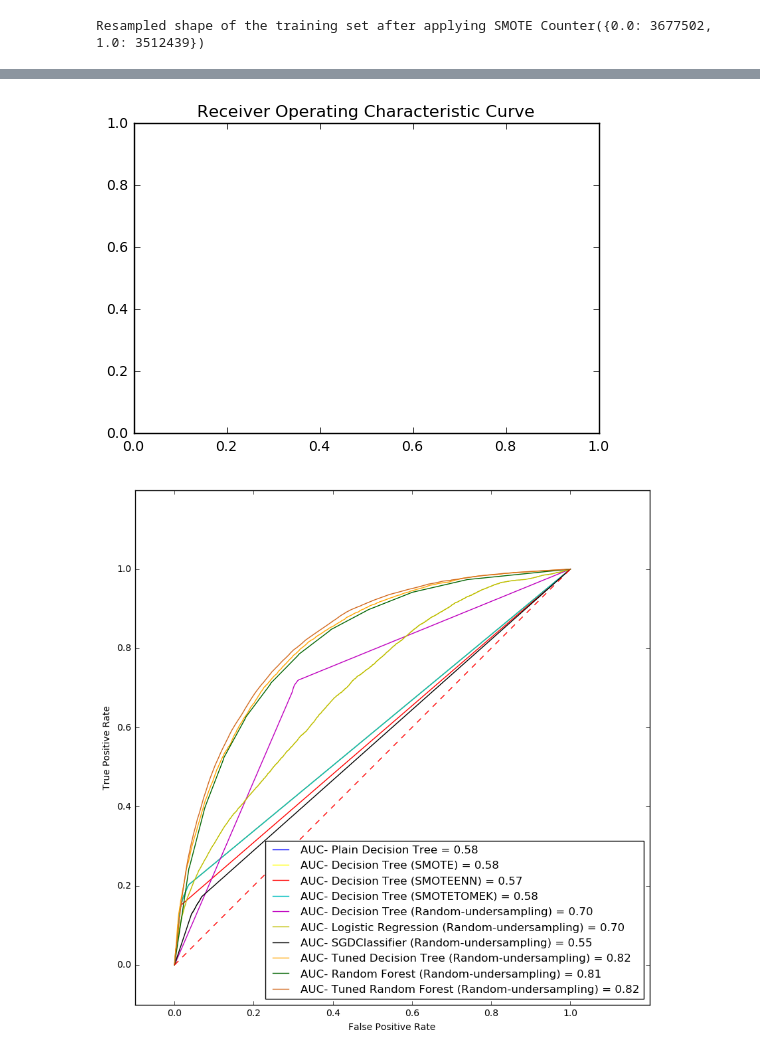
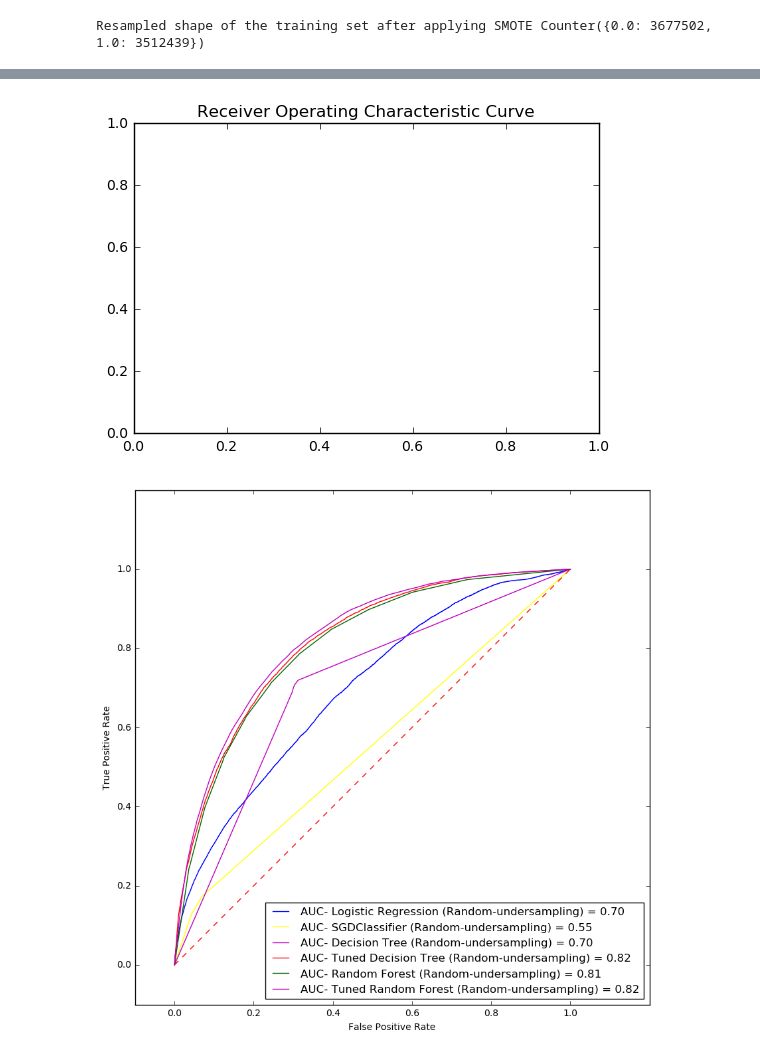
Before and after one commit to SKhatter/Analyzing-and-Predicting-Wildfires, a Jupyter notebook: code/AUC- ROC of all resampling techniques and classifiers..ipynb, the cells around one changed output, grey strips where cells are left out. Saved outputs shown, nothing was run; the diff lists cells and outputs as text; code cells hidden in the pictures.

```diff
--- a/code/AUC- ROC of all resampling techniques and classifiers..ipynb
+++ b/code/AUC- ROC of all resampling techniques and classifiers..ipynb
@@ -248,23 +266,19 @@ roc_auc_10 = auc(false_positive_rate_10, true_positive_rate_10)
 # %%
 plt.title('Receiver Operating Characteristic Curve')
 plt.figure(figsize=(10,10))
-plt.plot(false_positive_rate_1, true_positive_rate_1, 'b',label='AUC- Plain Decision Tree = %0.2f'% roc_auc_1)
-plt.plot(false_positive_rate_2, true_positive_rate_2, 'yellow',label='AUC- Decision Tree (SMOTE) = %0.2f'% roc_auc_2)
-plt.plot(false_positive_rate_3, true_positive_rate_3, 'r',label='AUC- Decision Tree (SMOTEENN) = %0.2f'% roc_auc_3)
-plt.plot(false_positive_rate_4, true_positive_rate_4, 'c',label='AUC- Decision Tree (SMOTETOMEK) = %0.2f'% roc_auc_4)
+plt.plot(false_positive_rate_6, true_positive_rate_6, 'b',label='AUC- Logistic Regression (Random-undersampling) = %0.2f'% roc_auc_6)
+plt.plot(false_positive_rate_7, true_positive_rate_7, 'yellow',label='AUC- SGDClassifier (Random-undersampling) = %0.2f'% roc_auc_7)
 plt.plot(false_positive_rate_5, true_positive_rate_5, 'm',label='AUC- Decision Tree (Random-undersampling) = %0.2f'% roc_auc_5)
-plt.plot(false_positive_rate_6, true_positive_rate_6, 'y',label='AUC- Logistic Regression (Random-undersampling) = %0.2f'% roc_auc_6)
-plt.plot(false_positive_rate_7, true_positive_rate_7, 'k',label='AUC- SGDClassifier (Random-undersampling) = %0.2f'% roc_auc_7)
-plt.plot(false_positive_rate_8, true_positive_rate_8, 'orange',label='AUC- Tuned Decision Tree (Random-undersampling) = %0.2f'% roc_auc_8)
+plt.plot(false_positive_rate_8, true_positive_rate_8, 'r',label='AUC- Tuned Decision Tree (Random-undersampling) = %0.2f'% roc_auc_8)
 plt.plot(false_positive_rate_9, true_positive_rate_9, 'darkgreen',label='AUC- Random Forest (Random-undersampling) = %0.2f'% roc_auc_9)
-plt.plot(false_positive_rate_10, true_positive_rate_10, 'chocolate',label='AUC- Tuned Random Forest (Random-undersampling) = %0.2f'% roc_auc_10)
+plt.plot(false_positive_rate_10, true_positive_rate_10, 'm',label='AUC- Tuned Random Forest (Random-undersampling) = %0.2f'% roc_auc_10)
 plt.legend(loc='lower right')
 plt.plot([0,1],[0,1],'r--')
 plt.xlim([-0.1,1.2])
 plt.ylim([-0.1,1.2])
 plt.ylabel('True Positive Rate')
 plt.xlabel('False Positive Rate')
 plt.show()
 # %% [output]
 [figure]
-[figure, old version]
+[figure, new version]
```
Also changed, not shown: parts of 1 cell of this notebook.
